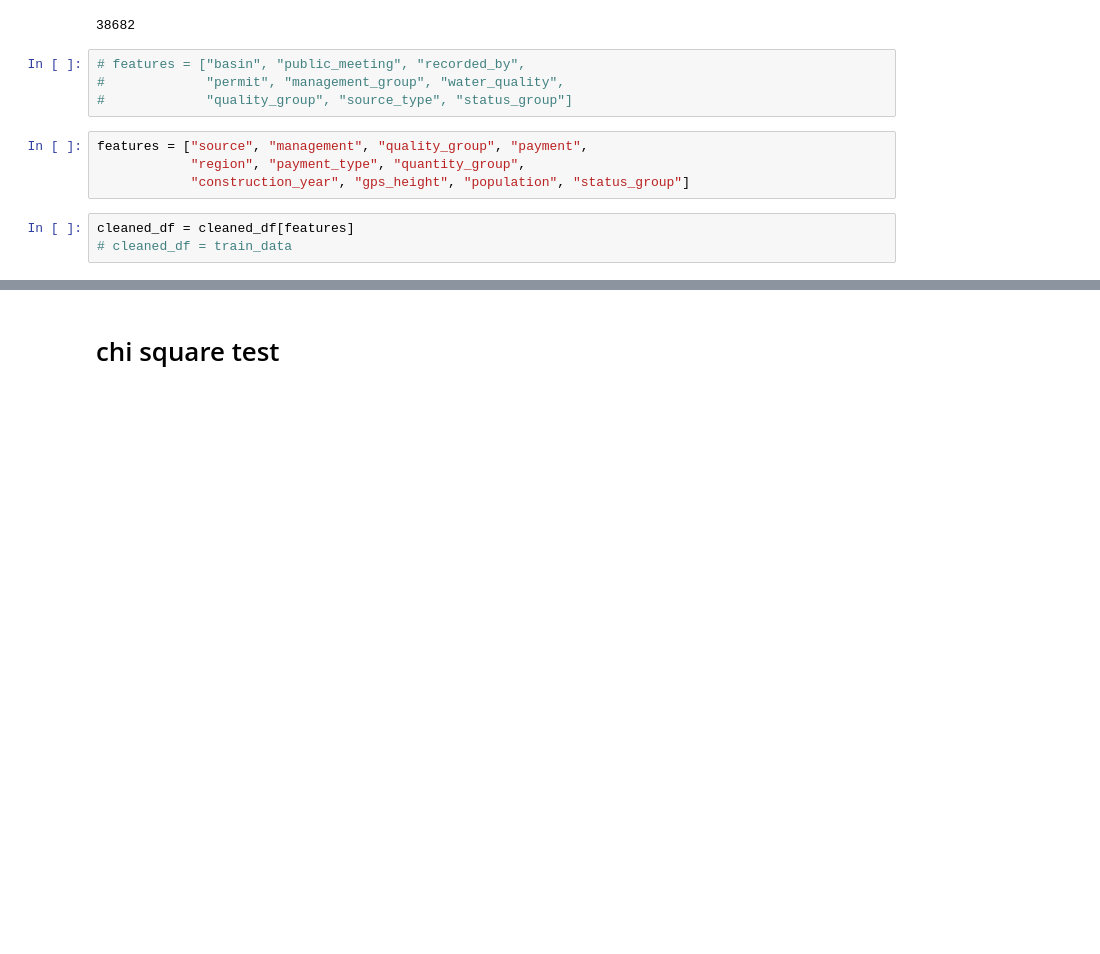
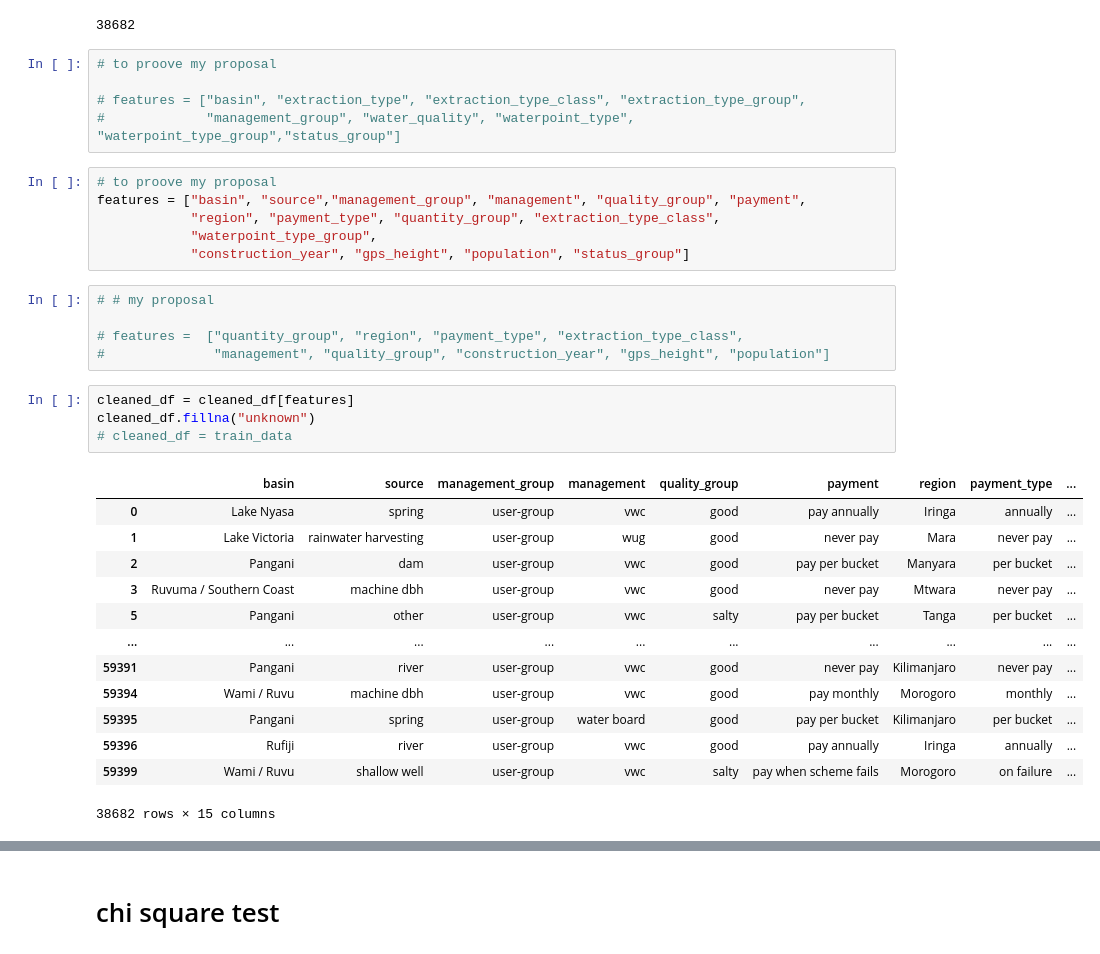
Before and after one commit to floranuta/Data_Circle, a Jupyter notebook: notebooks/data_clearning.ipynb, the cells around one changed output, grey strips where cells are left out. Saved outputs shown, nothing was run; the diff lists cells and outputs as text; blank space fills up the shorter version.

```diff
--- a/notebooks/data_clearning.ipynb
+++ b/notebooks/data_clearning.ipynb
@@ -65,16 +53,39 @@ len(cleaned_df)
 # %% [output]
 38682
 # %%
-# features = ["basin", "public_meeting", "recorded_by",
-#             "permit", "management_group", "water_quality",
-#             "quality_group", "source_type", "status_group"]
+# to proove my proposal
+
+# features = ["basin", "extraction_type", "extraction_type_class", "extraction_type_group",
+#             "management_group", "water_quality", "waterpoint_type", "waterpoint_type_group","status_group"]
 # %%
-features = ["source", "management", "quality_group", "payment",
-            "region", "payment_type", "quantity_group",
+# to proove my proposal
+features = ["basin", "source","management_group", "management", "quality_group", "payment",
+            "region", "payment_type", "quantity_group", "extraction_type_class",
+            "waterpoint_type_group",
             "construction_year", "gps_height", "population", "status_group"]
+# %%
+# # my proposal
+
+# features =  ["quantity_group", "region", "payment_type", "extraction_type_class",
+#              "management", "quality_group", "construction_year", "gps_height", "population"]
 # %%
 cleaned_df = cleaned_df[features]
+cleaned_df.fillna("unknown")
 # cleaned_df = train_data
+# %% [output]
+|  | basin | source | management_group | management | quality_group | payment | region | payment_type | ... |
+| 0 | Lake Nyasa | spring | user-group | vwc | good | pay annually | Iringa | annually | ... |
+| 1 | Lake Victoria | rainwater harvesting | user-group | wug | good | never pay | Mara | never pay | ... |
+| 2 | Pangani | dam | user-group | vwc | good | pay per bucket | Manyara | per bucket | ... |
+| 3 | Ruvuma / Southern Coast | machine dbh | user-group | vwc | good | never pay | Mtwara | never pay | ... |
+| 5 | Pangani | other | user-group | vwc | salty | pay per bucket | Tanga | per bucket | ... |
+| ... | ... | ... | ... | ... | ... | ... | ... | ... | ... |
+| 59391 | Pangani | river | user-group | vwc | good | never pay | Kilimanjaro | never pay | ... |
+| 59394 | Wami / Ruvu | machine dbh | user-group | vwc | good | pay monthly | Morogoro | monthly | ... |
+| 59395 | Pangani | spring | user-group | water board | good | pay per bucket | Kilimanjaro | per bucket | ... |
+| 59396 | Rufiji | river | user-group | vwc | good | pay annually | Iringa | annually | ... |
+| 59399 | Wami / Ruvu | shallow well | user-group | vwc | salty | pay when scheme fails | Morogoro | on failure | ... |
+38682 rows × 15 columns
 # %%
 import numpy as np
 # Missing values are NaN (e.g. null) or zero value or unknown
```
Also changed, not shown: parts of 4 cells of this notebook.
